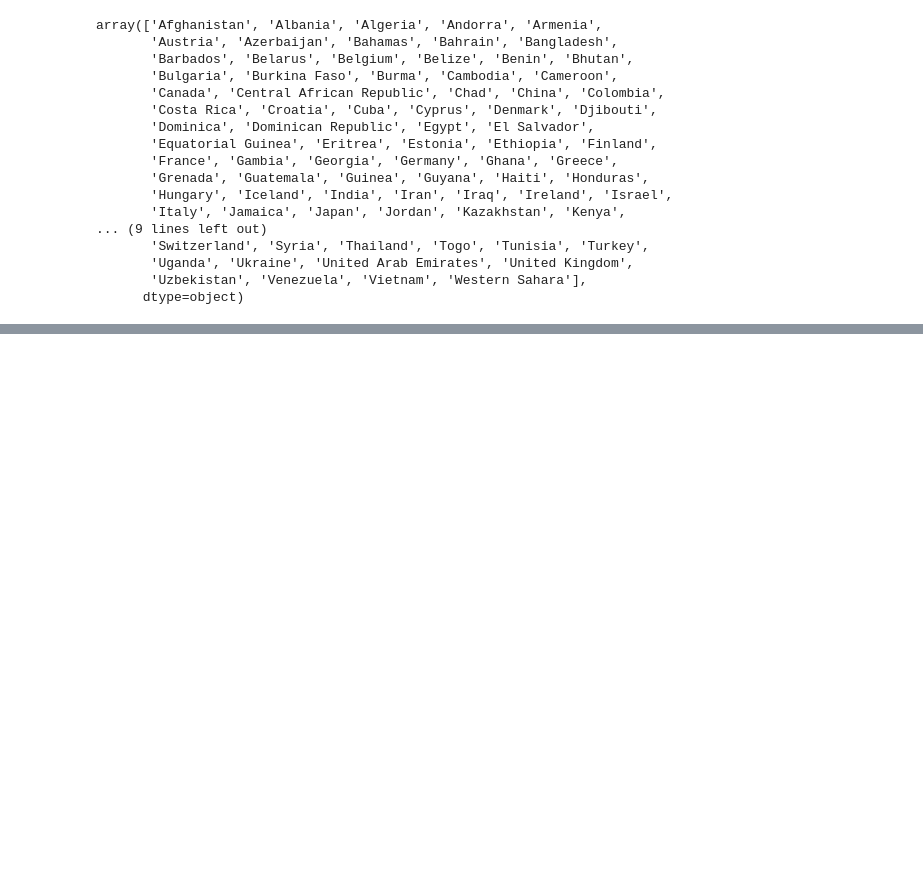
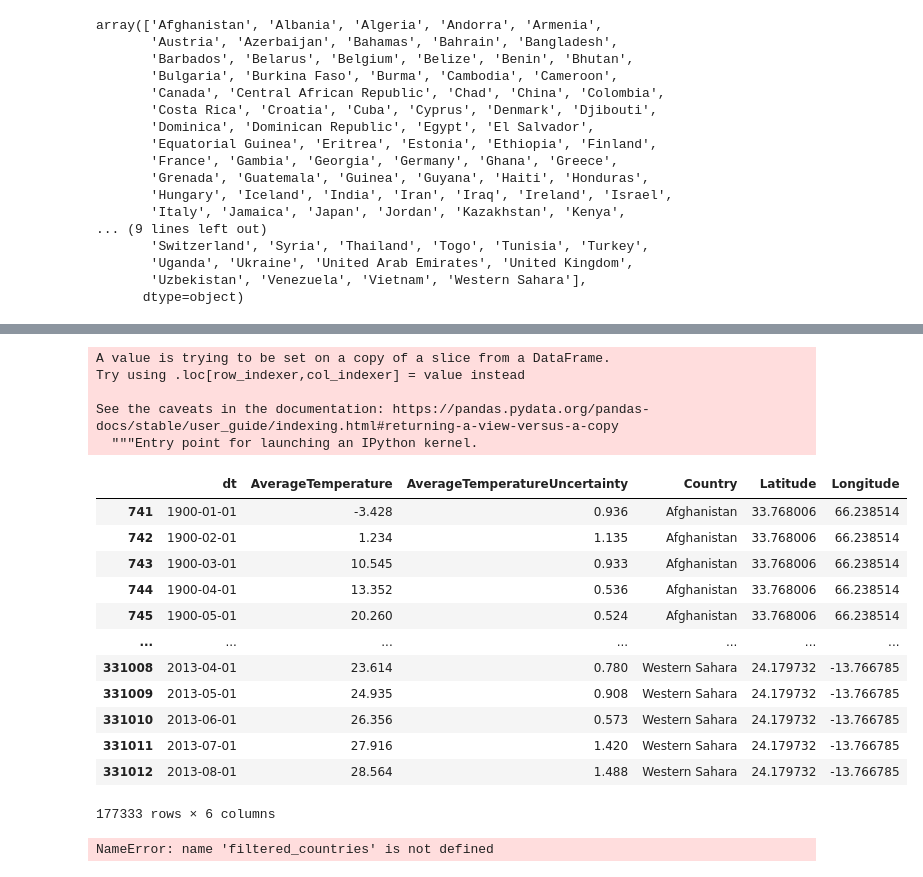
Before and after one commit to MichaelFischer23/kaggle, a Jupyter notebook: Filtering_country_data.ipynb, the cells around one changed output, grey strips where cells are left out. Drawn from its saved outputs; the diff is of its cells as text; code cells hidden in the pictures; blank space fills up the shorter version.

Commit message:
filtered data

```diff
--- a/Filtering_country_data.ipynb
+++ b/Filtering_country_data.ipynb
@@ -141,0 +155,29 @@ array(['Afghanistan', 'Albania', 'Algeria', 'Andorra', 'Armenia',
+# %%
+countries_df['dt'] = pd.to_datetime(countries_df['dt'], format='%Y-%m-%d')
+
+filtered_countries_df = countries_df.loc[(countries_df['dt'] >= '1900-01-01')]
+
+filtered_countries_df
+# %% [output]
+A value is trying to be set on a copy of a slice from a DataFrame.
+Try using .loc[row_indexer,col_indexer] = value instead
+
+See the caveats in the documentation: https://pandas.pydata.org/pandas-docs/stable/user_guide/indexing.html#returning-a-view-versus-a-copy
+  """Entry point for launching an IPython kernel.
+|  | dt | AverageTemperature | AverageTemperatureUncertainty | Country | Latitude | Longitude |
+| 741 | 1900-01-01 | -3.428 | 0.936 | Afghanistan | 33.768006 | 66.238514 |
+| 742 | 1900-02-01 | 1.234 | 1.135 | Afghanistan | 33.768006 | 66.238514 |
+| 743 | 1900-03-01 | 10.545 | 0.933 | Afghanistan | 33.768006 | 66.238514 |
+| 744 | 1900-04-01 | 13.352 | 0.536 | Afghanistan | 33.768006 | 66.238514 |
+| 745 | 1900-05-01 | 20.260 | 0.524 | Afghanistan | 33.768006 | 66.238514 |
+| ... | ... | ... | ... | ... | ... | ... |
+| 331008 | 2013-04-01 | 23.614 | 0.780 | Western Sahara | 24.179732 | -13.766785 |
+| 331009 | 2013-05-01 | 24.935 | 0.908 | Western Sahara | 24.179732 | -13.766785 |
+| 331010 | 2013-06-01 | 26.356 | 0.573 | Western Sahara | 24.179732 | -13.766785 |
+| 331011 | 2013-07-01 | 27.916 | 1.420 | Western Sahara | 24.179732 | -13.766785 |
+| 331012 | 2013-08-01 | 28.564 | 1.488 | Western Sahara | 24.179732 | -13.766785 |
+177333 rows × 6 columns
+# %%
+filtered_countries_df.to_csv(filtered_countries, encoding='utf-8', index=False)
+# %% [output]
+NameError: name 'filtered_countries' is not defined
```
Also changed, not shown: parts of 4 cells of this notebook, 1 other file.
